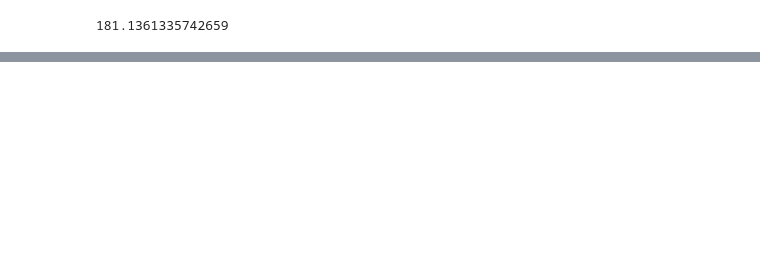
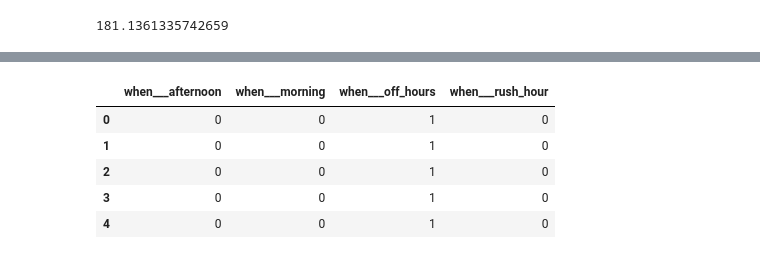
Before and after one commit to sturrion/Principles-of-Data-Science, a Jupyter notebook: Code/chapter_10.ipynb, the cells around one changed output, grey strips where cells are left out. Cells and saved outputs as stored; diff of their text form; code cells hidden in the pictures; blank space fills up the shorter version.

```diff
--- a/Code/chapter_10.ipynb
+++ b/Code/chapter_10.ipynb
@@ -235,0 +355,10 @@ np.sqrt(metrics.mean_squared_error(y, null_model_predictions))
+# %%
+when_dummies = pd.get_dummies(bikes['when_is_it'], prefix='when__')
+when_dummies.head()
+# %% [output]
+|  | when___afternoon | when___morning | when___off_hours | when___rush_hour |
+| 0 | 0 | 0 | 1 | 0 |
+| 1 | 0 | 0 | 1 | 0 |
+| 2 | 0 | 0 | 1 | 0 |
+| 3 | 0 | 0 | 1 | 0 |
+| 4 | 0 | 0 | 1 | 0 |
```
Also changed, not shown: parts of 22 cells of this notebook.
